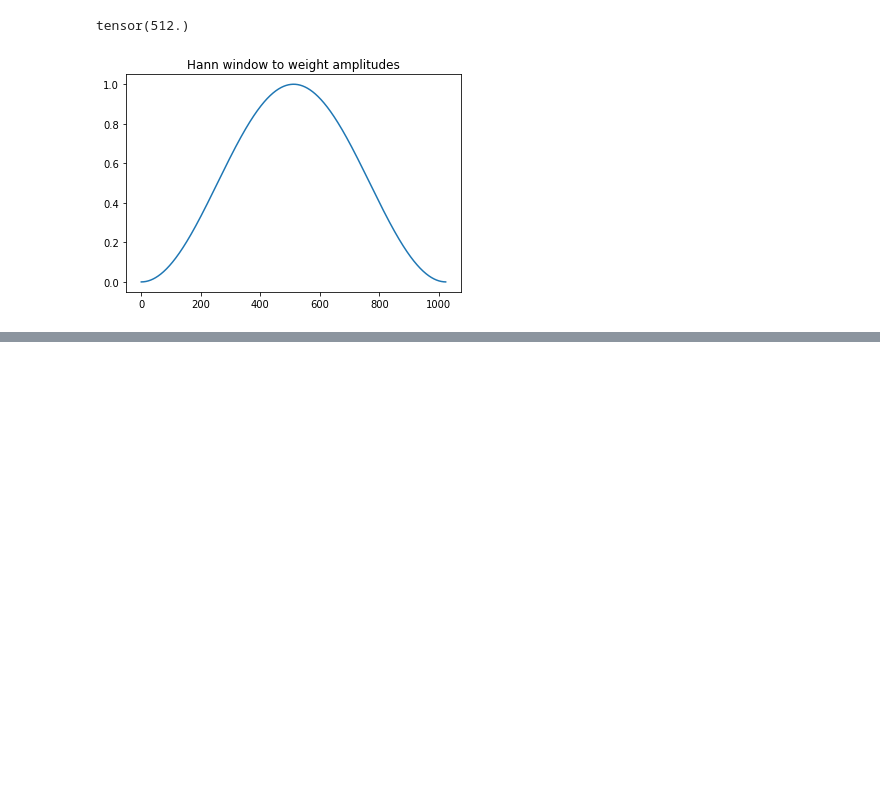
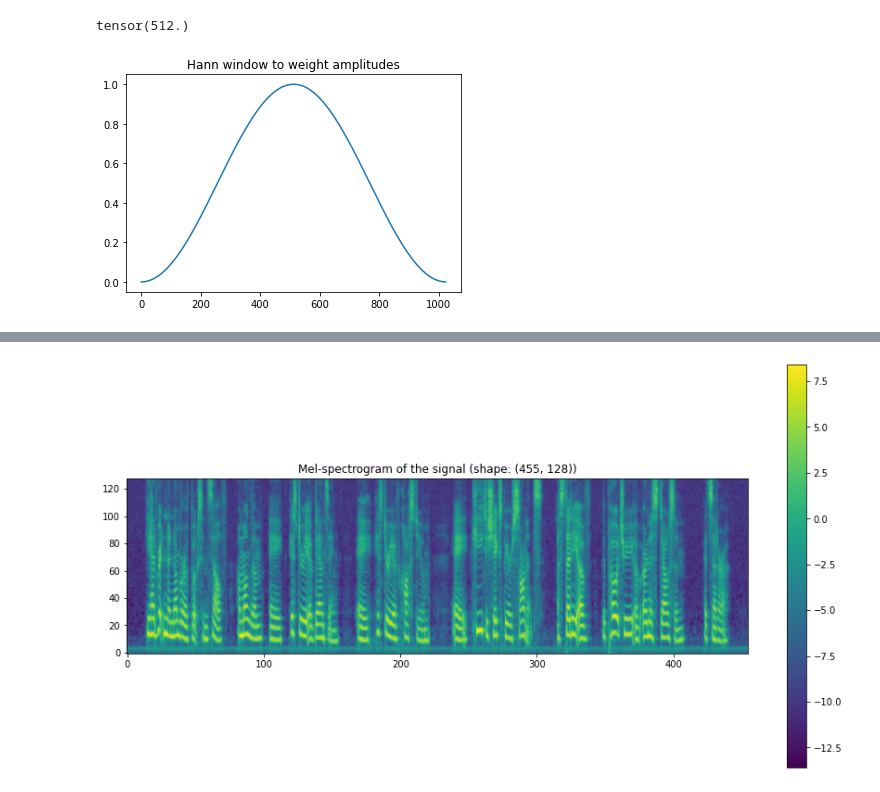
Before and after one commit to timurkakhanovich/ASR, a Jupyter notebook: data_exploration.ipynb, the cells around one changed output, grey strips where cells are left out. Drawn from its saved outputs; the diff is of its cells as text; code cells hidden in the pictures; blank space fills up the shorter version.

```diff
--- a/data_exploration.ipynb
+++ b/data_exploration.ipynb
@@ -209,0 +246,10 @@ plt.show()
+# %%
+mel_spec_image = torch.log(mel_spectrogram(sample).squeeze())
+# %%
+plt.figure(figsize=(15, 8))
+plt.imshow(mel_spec_image, origin='lower')
+plt.title(f'Mel-spectrogram of the signal (shape: {tuple(mel_spec_image.T.shape)})')
+plt.colorbar()
+plt.show()
+# %% [output]
+[figure, added]
```
Also changed, not shown: parts of 21 cells of this notebook.
